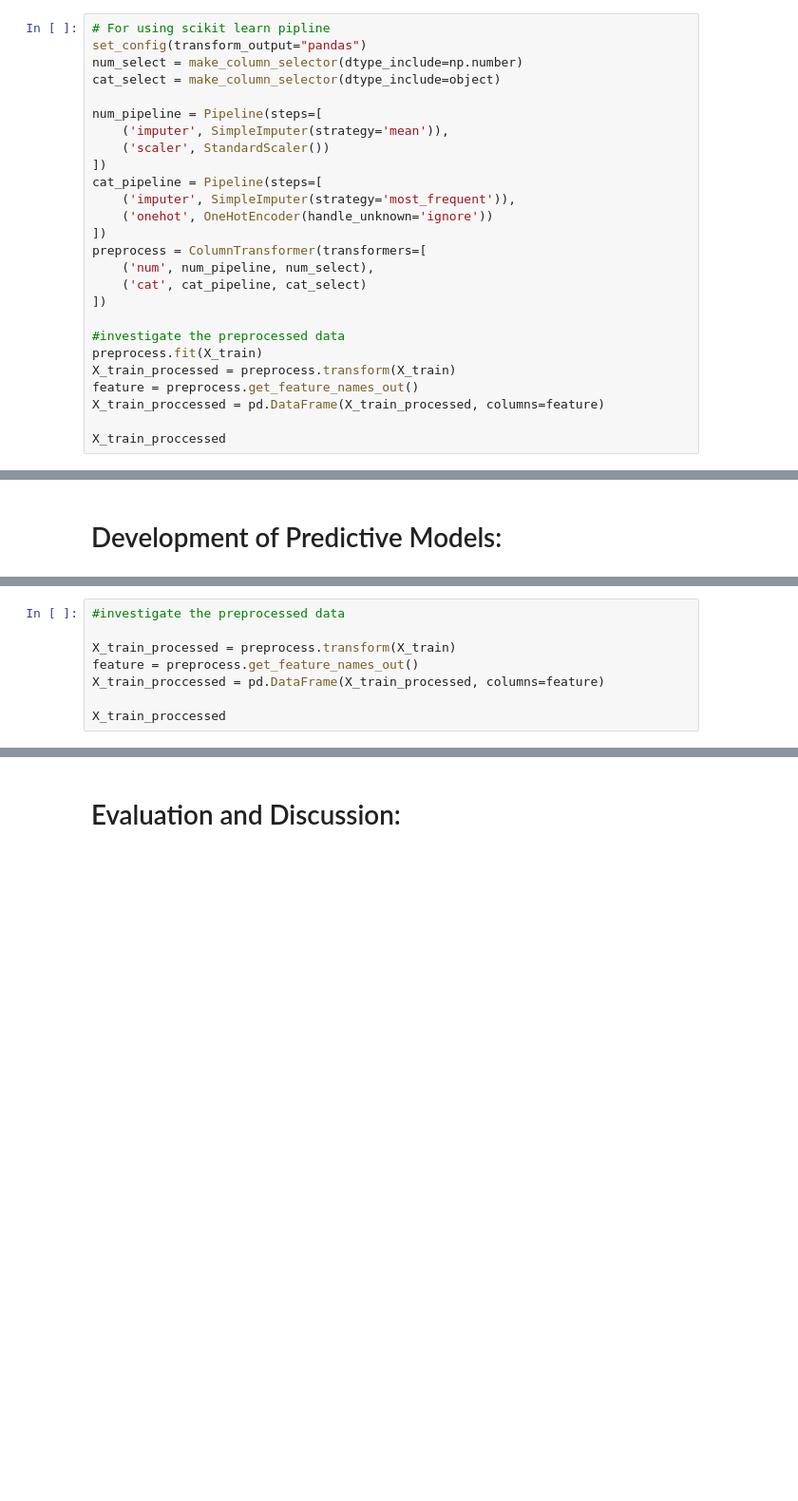
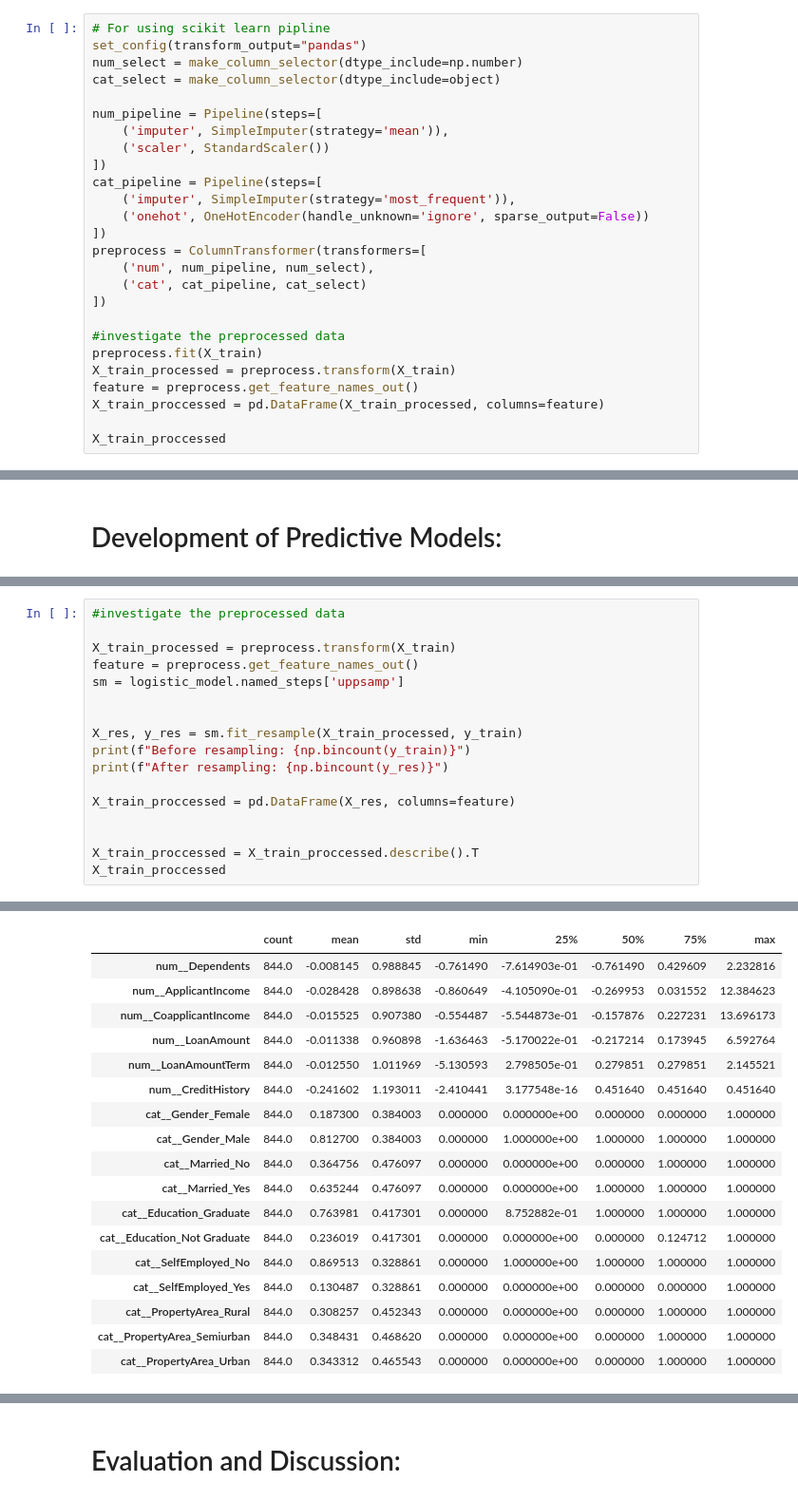
Before and after one commit to FarsanBaloo/Ensemble-Finance-Loan-Classification, a Jupyter notebook: main.ipynb, the cells around one changed output, grey strips where cells are left out. Shown at 95% size. Drawn from its saved outputs; the diff is of its cells as text; blank space fills up the shorter version.

```diff
--- a/main.ipynb
+++ b/main.ipynb
@@ -109,7 +133,7 @@ num_pipeline = Pipeline(steps=[
 ])
 cat_pipeline = Pipeline(steps=[
     ('imputer', SimpleImputer(strategy='most_frequent')),
-    ('onehot', OneHotEncoder(handle_unknown='ignore'))
+    ('onehot', OneHotEncoder(handle_unknown='ignore', sparse_output=False))
 ])
 preprocess = ColumnTransformer(transformers=[
     ('num', num_pipeline, num_select),
@@ -205,7 +262,16 @@ Pipeline(steps=[('preprocess',
 
 X_train_processed = preprocess.transform(X_train)
 feature = preprocess.get_feature_names_out()
-X_train_proccessed = pd.DataFrame(X_train_processed, columns=feature)
+sm = logistic_model.named_steps['uppsamp']
 
+
+X_res, y_res = sm.fit_resample(X_train_processed, y_train)
+print(f"Before resampling: {np.bincount(y_train)}")
+print(f"After resampling: {np.bincount(y_res)}")
+
+X_train_proccessed = pd.DataFrame(X_res, columns=feature)
+
+
+X_train_proccessed = X_train_proccessed.describe().T
 X_train_proccessed
 # %% [output]
@@ -226,0 +280,18 @@ Pipeline(steps=[('preprocess',
+|  | count | mean | std | min | 25% | 50% | 75% | max |
+| num__Dependents | 844.0 | -0.008145 | 0.988845 | -0.761490 | -7.614903e-01 | -0.761490 | 0.429609 | 2.232816 |
+| num__ApplicantIncome | 844.0 | -0.028428 | 0.898638 | -0.860649 | -4.105090e-01 | -0.269953 | 0.031552 | 12.384623 |
+| num__CoapplicantIncome | 844.0 | -0.015525 | 0.907380 | -0.554487 | -5.544873e-01 | -0.157876 | 0.227231 | 13.696173 |
+| num__LoanAmount | 844.0 | -0.011338 | 0.960898 | -1.636463 | -5.170022e-01 | -0.217214 | 0.173945 | 6.592764 |
+| num__LoanAmountTerm | 844.0 | -0.012550 | 1.011969 | -5.130593 | 2.798505e-01 | 0.279851 | 0.279851 | 2.145521 |
+| num__CreditHistory | 844.0 | -0.241602 | 1.193011 | -2.410441 | 3.177548e-16 | 0.451640 | 0.451640 | 0.451640 |
+| cat__Gender_Female | 844.0 | 0.187300 | 0.384003 | 0.000000 | 0.000000e+00 | 0.000000 | 0.000000 | 1.000000 |
+| cat__Gender_Male | 844.0 | 0.812700 | 0.384003 | 0.000000 | 1.000000e+00 | 1.000000 | 1.000000 | 1.000000 |
+| cat__Married_No | 844.0 | 0.364756 | 0.476097 | 0.000000 | 0.000000e+00 | 0.000000 | 1.000000 | 1.000000 |
+| cat__Married_Yes | 844.0 | 0.635244 | 0.476097 | 0.000000 | 0.000000e+00 | 1.000000 | 1.000000 | 1.000000 |
+| cat__Education_Graduate | 844.0 | 0.763981 | 0.417301 | 0.000000 | 8.752882e-01 | 1.000000 | 1.000000 | 1.000000 |
+| cat__Education_Not Graduate | 844.0 | 0.236019 | 0.417301 | 0.000000 | 0.000000e+00 | 0.000000 | 0.124712 | 1.000000 |
+| cat__SelfEmployed_No | 844.0 | 0.869513 | 0.328861 | 0.000000 | 1.000000e+00 | 1.000000 | 1.000000 | 1.000000 |
+| cat__SelfEmployed_Yes | 844.0 | 0.130487 | 0.328861 | 0.000000 | 0.000000e+00 | 0.000000 | 0.000000 | 1.000000 |
+| cat__PropertyArea_Rural | 844.0 | 0.308257 | 0.452343 | 0.000000 | 0.000000e+00 | 0.000000 | 1.000000 | 1.000000 |
+| cat__PropertyArea_Semiurban | 844.0 | 0.348431 | 0.468620 | 0.000000 | 0.000000e+00 | 0.000000 | 1.000000 | 1.000000 |
+| cat__PropertyArea_Urban | 844.0 | 0.343312 | 0.465543 | 0.000000 | 0.000000e+00 | 0.000000 | 1.000000 | 1.000000 |
```
Also changed, not shown: parts of 15 cells of this notebook, 2 other files.
